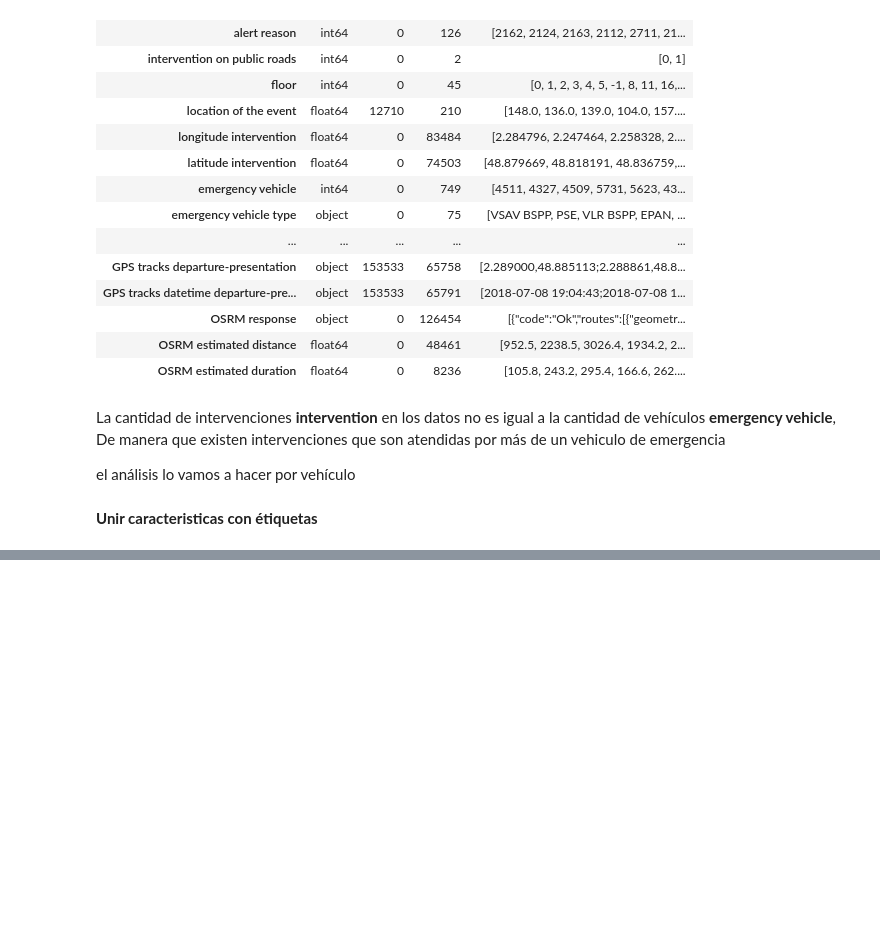
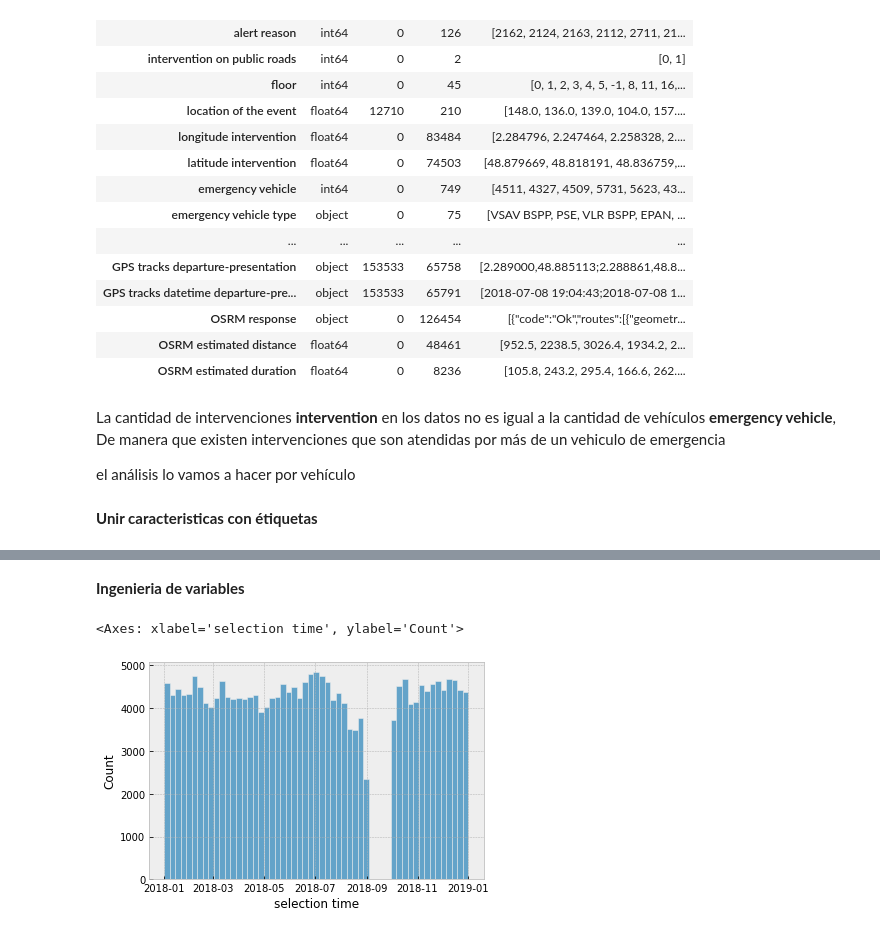
Before and after one commit to amiguelhdz/dataScience, a Jupyter notebook: notebooks/regresion robusta emergencias.ipynb, the cells around one changed output, grey strips where cells are left out. Drawn from its saved outputs; the diff is of its cells as text; code cells hidden in the pictures; blank space fills up the shorter version.

```diff
--- a/notebooks/regresion robusta emergencias.ipynb
+++ b/notebooks/regresion robusta emergencias.ipynb
@@ -174,0 +218,28 @@ plt.show()
+# %%
+#Borrar columnas que no utilizaremos
+
+col_borrar=['intervention',  #identificador de la intervención
+            'emergency vehicle',  #id 749 vehículo de emergencia, que están agrupada en 'emergency vehicle type'
+            'alert reason', # 126 categorías, que están resumidas en 'alert reason category'
+
+            # Variables geográficas
+            'OSRM response', #rutas
+            'GPS tracks departure-presentation', #rutas
+            'GPS tracks datetime departure-presentation', #rutas
+            'longitude intervention', 'latitude intervention', #coordenadas
+            'longitude before departure',  #coordenadas
+            'latitude before departure',    #coordenadas
+
+            # Redundantes
+            'date key sélection', 'time key sélection', # redundantes con 'selection time'
+
+            #variable no relaccionadas con delta departure-presentation
+            'status preceding selection',
+            'rescue center', # id 94 centros de rescate, estacionamiento de los vehícuos
+            'delta status preceding selection-selection',
+            'departed from its rescue center',
+            'delta position gps previous departure-departure'
+            ]
+df = df.drop(columns= col_borrar)
+
+df.info()
@@ -174,0 +278,8 @@ plt.show()
+# %%
+# Separamos nuestras variables de acuerdo al tipo de dato proporcionado en la descripción de las variables
+categoricas=['alert reason category','location of the event',
+             'emergency vehicle type']
+df[categoricas] = df[categoricas].astype('object')
+
+df['intervention on public roads']=df['intervention on public roads'].astype('bool')
+describe_datos(df)
@@ -174,0 +298,8 @@ plt.show()
+# %% [markdown]
+**Ingenieria de  variables**
+# %%
+# Obtenemos la hora a partir del campo selection time, tratando de identificar la diferencia en los horarios
+sns.histplot(data=df, x='selection time')
+# %% [output]
+<Axes: xlabel='selection time', ylabel='Count'>
+[figure, added]
```
Also changed, not shown: parts of 82 cells of this notebook, 1 other file.
